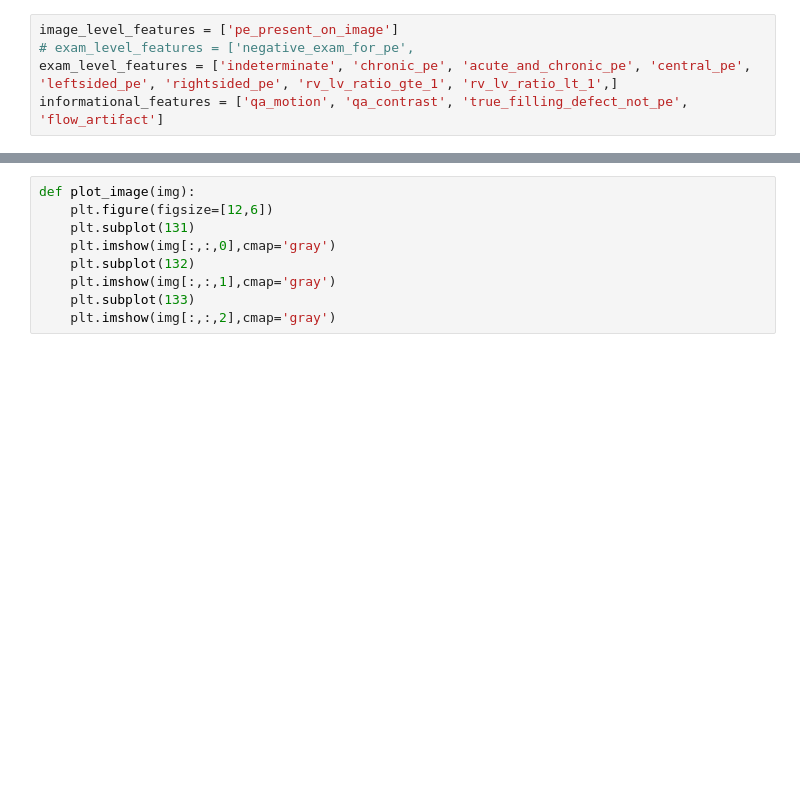
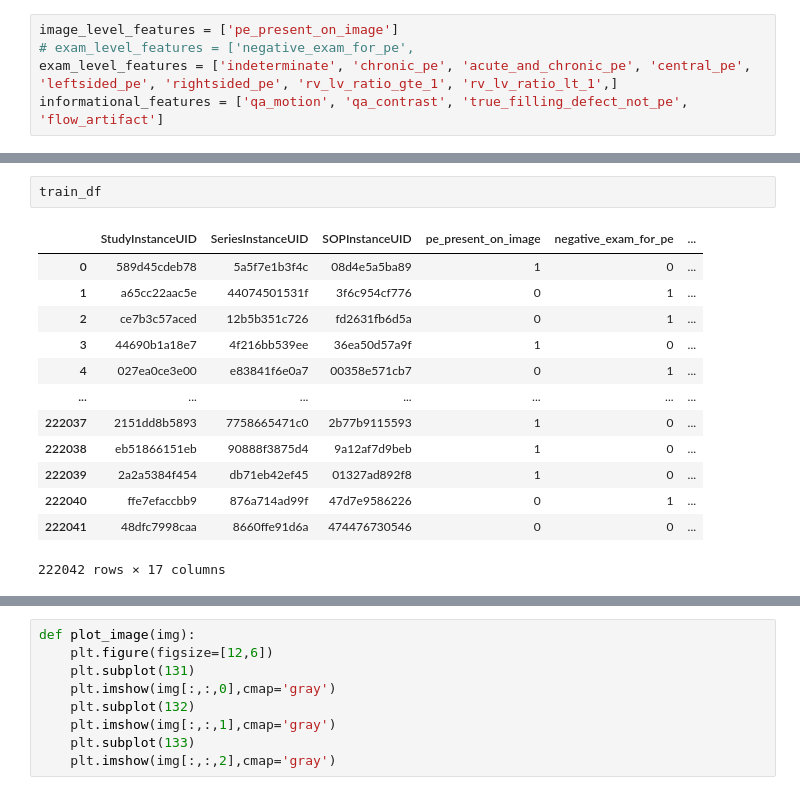
Before and after one commit to DavidTsat/Ian-Goodfellow-Deep-Learning, a Jupyter notebook: Chapter7-Regularization/train.ipynb, the cells around one changed output, grey strips where cells are left out. Cells and saved outputs as stored; diff of their text form; blank space fills up the shorter version.

```diff
--- a/Chapter7-Regularization/train.ipynb
+++ b/Chapter7-Regularization/train.ipynb
@@ -92,0 +101,16 @@ min(ims__)
+# %%
+train_df
+# %% [output]
+|  | StudyInstanceUID | SeriesInstanceUID | SOPInstanceUID | pe_present_on_image | negative_exam_for_pe | ... |
+| 0 | 589d45cdeb78 | 5a5f7e1b3f4c | 08d4e5a5ba89 | 1 | 0 | ... |
+| 1 | a65cc22aac5e | 44074501531f | 3f6c954cf776 | 0 | 1 | ... |
+| 2 | ce7b3c57aced | 12b5b351c726 | fd2631fb6d5a | 0 | 1 | ... |
+| 3 | 44690b1a18e7 | 4f216bb539ee | 36ea50d57a9f | 1 | 0 | ... |
+| 4 | 027ea0ce3e00 | e83841f6e0a7 | 00358e571cb7 | 0 | 1 | ... |
+| ... | ... | ... | ... | ... | ... | ... |
+| 222037 | 2151dd8b5893 | 7758665471c0 | 2b77b9115593 | 1 | 0 | ... |
+| 222038 | eb51866151eb | 90888f3875d4 | 9a12af7d9beb | 1 | 0 | ... |
+| 222039 | 2a2a5384f454 | db71eb42ef45 | 01327ad892f8 | 1 | 0 | ... |
+| 222040 | ffe7efaccbb9 | 876a714ad99f | 47d7e9586226 | 0 | 1 | ... |
+| 222041 | 48dfc7998caa | 8660ffe91d6a | 474476730546 | 0 | 0 | ... |
+222042 rows × 17 columns
```
Also changed, not shown: parts of 67 cells of this notebook.
